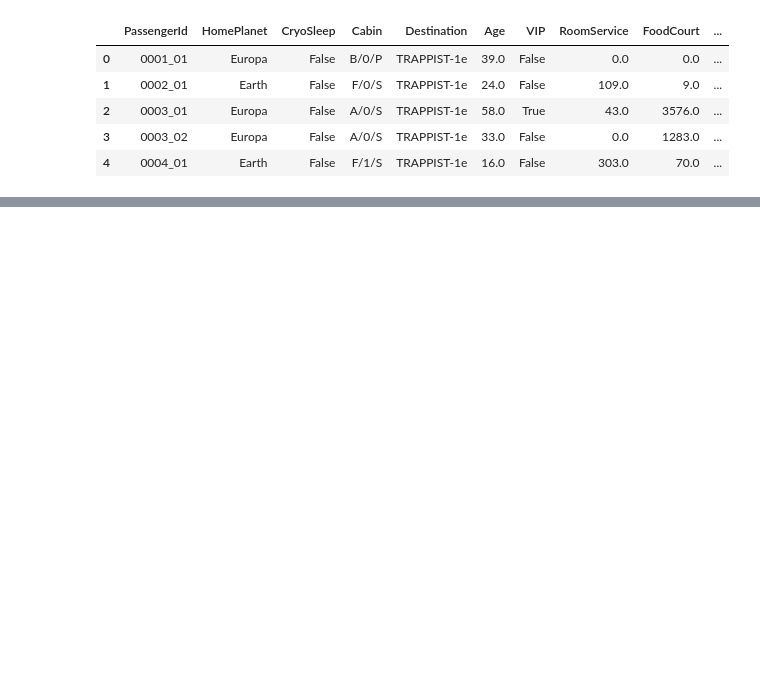
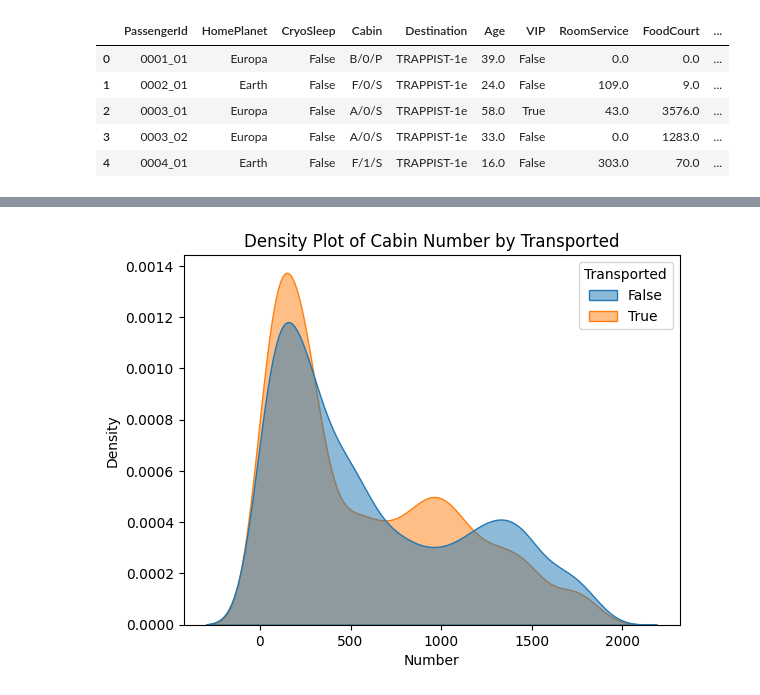
Before and after one commit to yureiime/spaceship-titanic, a Jupyter notebook: eda.ipynb, the cells around one changed output, grey strips where cells are left out. Drawn from its saved outputs; the diff is of its cells as text; code cells hidden in the pictures; blank space fills up the shorter version.

```diff
--- a/eda.ipynb
+++ b/eda.ipynb
@@ -167,0 +247,9 @@ The transportation rate for Cryosleep = False increased a bit from 0.3289 to 0.3
+# %%
+# KDE plot for Number by Transported
+sns.kdeplot(data=traincabin, x='Number', hue='Transported', fill=True, common_norm=False, alpha=0.5)
+plt.title('Density Plot of Cabin Number by Transported')
+plt.xlabel('Number')
+plt.ylabel('Density')
+plt.show()
+# %% [output]
+[figure, added]
```
Also changed, not shown: parts of 37 cells of this notebook, 3 other files.
